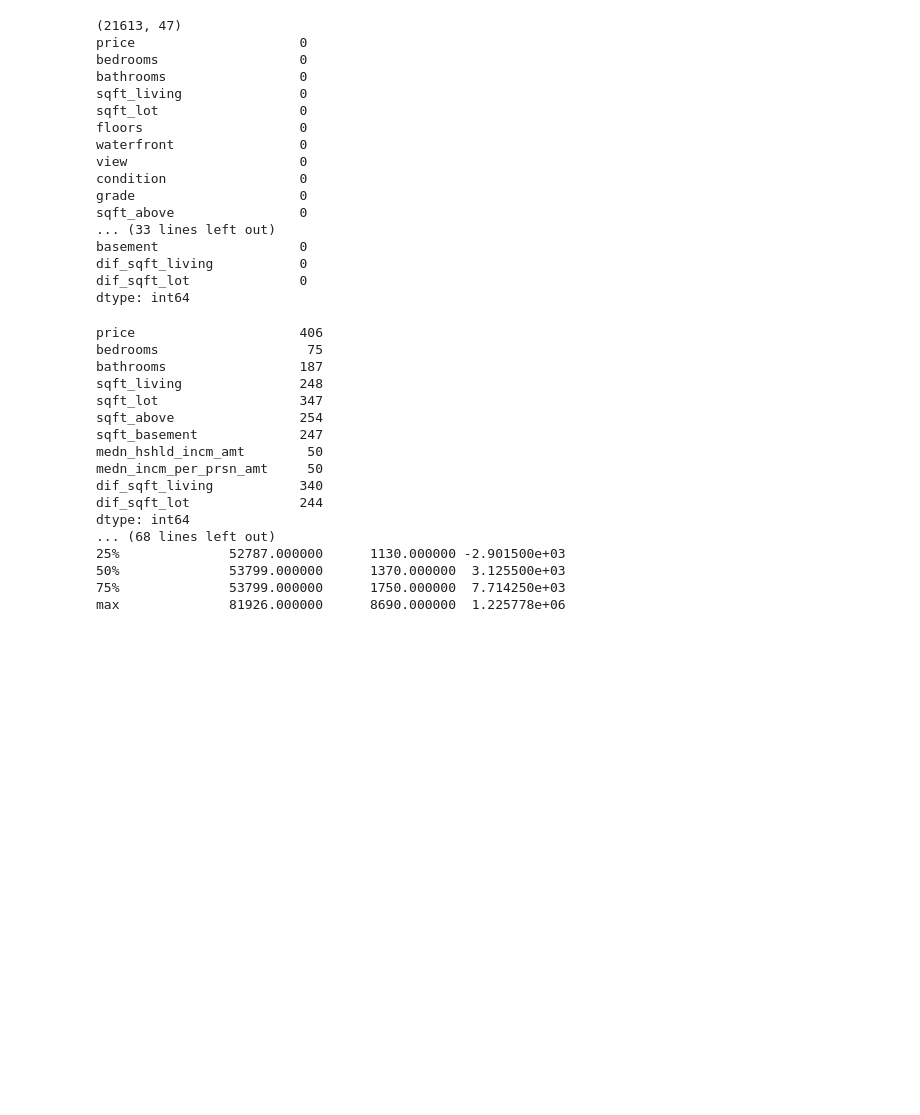
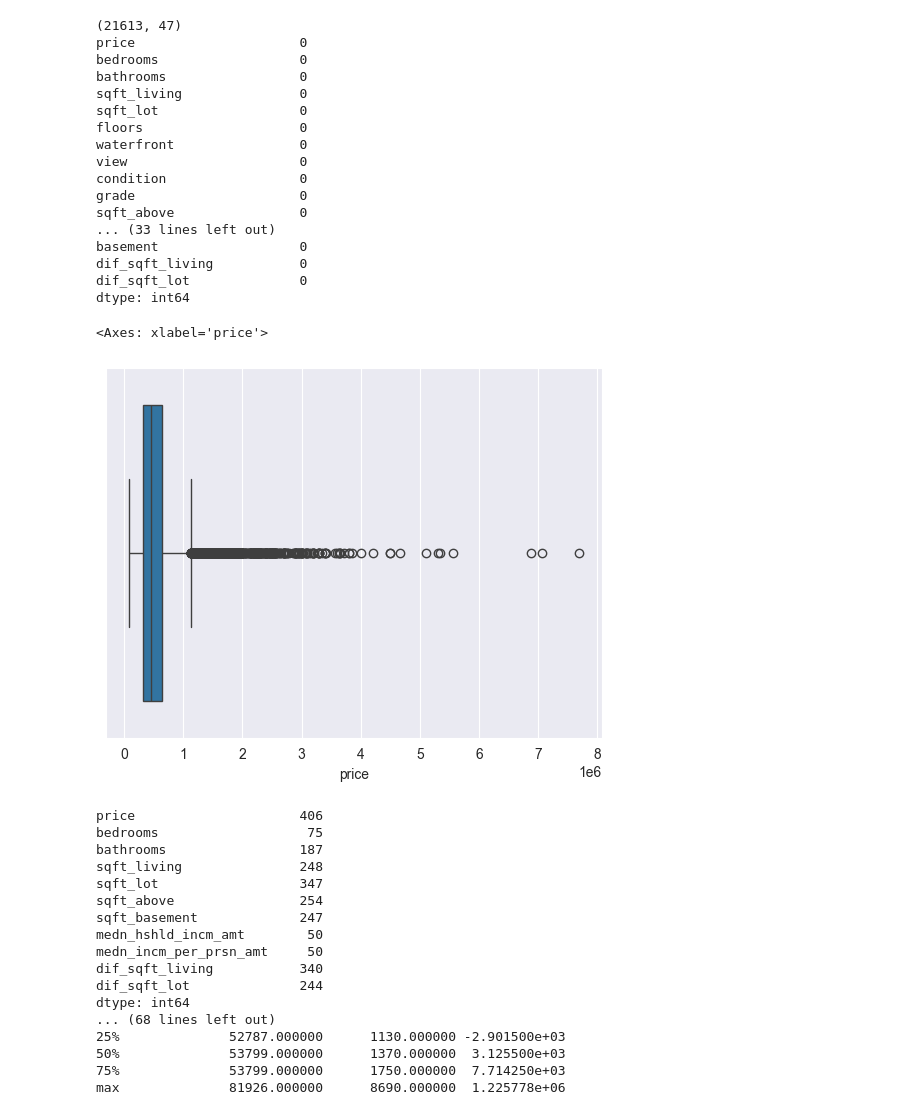
Before and after one commit to biacobral/previsao-preco-casas-ml, a Jupyter notebook: proposta.ipynb, the cells around one changed output. Saved outputs shown, nothing was run; the diff lists cells and outputs as text; code cells hidden in the pictures; blank space fills up the shorter version.

```diff
--- a/proposta.ipynb
+++ b/proposta.ipynb
@@ -117,6 +147,11 @@ basement                  0
 dif_sqft_living           0
 dif_sqft_lot              0
 dtype: int64
+# %%
+sns.boxplot(x=df['price'])
+# %% [output]
+<Axes: xlabel='price'>
+[figure, added]
 # %%
 # outliers
 detectar_outlier = [
```
Also changed, not shown: parts of 8 cells of this notebook, 1 other file.
